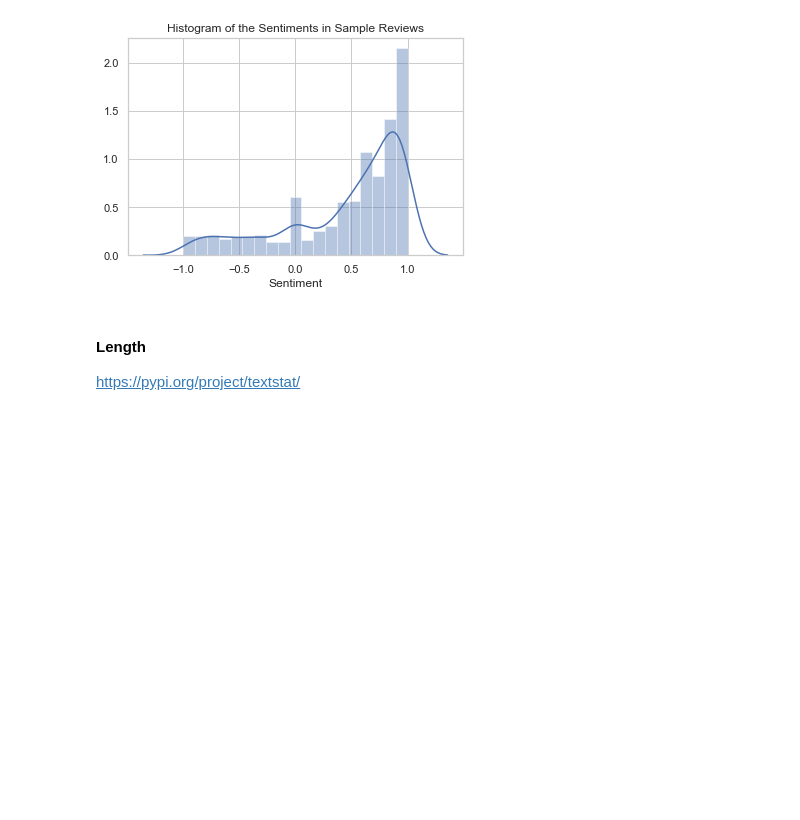
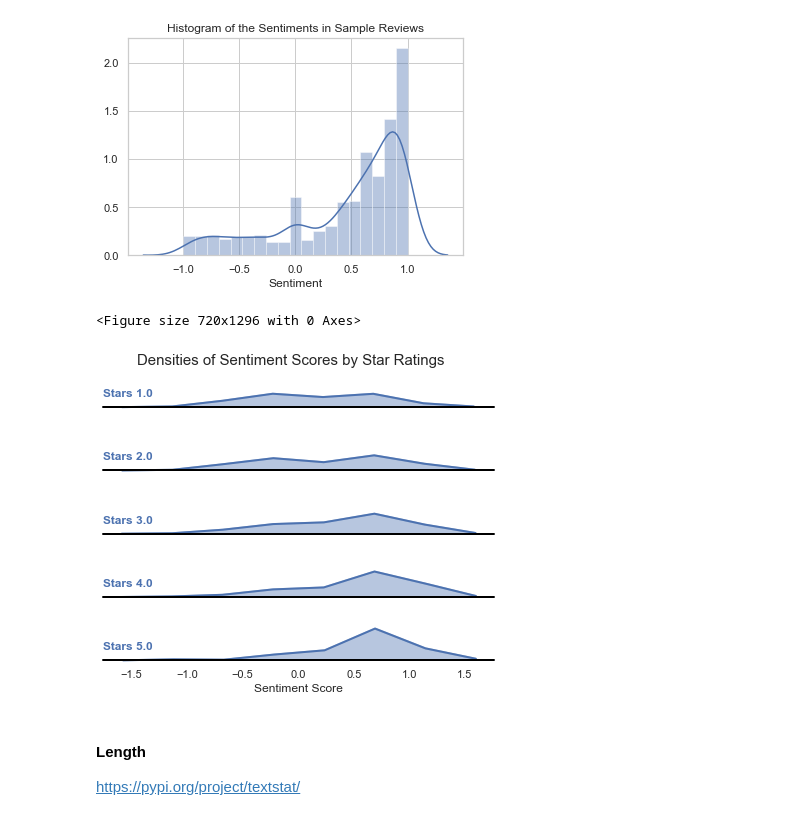
Before and after one commit to liu431/Thesis-Amazon-Review, a Jupyter notebook: data_analysis_electronics.ipynb, the cells around one changed output. Saved outputs shown, nothing was run; the diff lists cells and outputs as text; code cells hidden in the pictures; blank space fills up the shorter version.

```diff
--- a/data_analysis_electronics.ipynb
+++ b/data_analysis_electronics.ipynb
@@ -365,10 +389,12 @@ opt_topics
 # %% [markdown]
 ##### Topic proportions as features
 # %%
+opt_topics = 5
+
 lda_model_opt = gensim.models.ldamodel.LdaModel(corpus = corpus,
                                              id2word = dictionary,
                                            num_topics = opt_topics,
-                                           random_state = 10,
+                                           random_state = 100,
                                            chunksize = 100,
                                            passes = 10,
                                            alpha = 'auto',
@@ -535,6 +561,41 @@ plt.title("Histogram of the Sentiments in Sample Reviews")
 plt.savefig('Plots/Sentiments')
 # %% [output]
 [figure]
+# %%
+sns.set(style="white", rc={"axes.facecolor": (0, 0, 0, 0)})
+plt.figure(figsize = (10,18))
+
+# Initialize the FacetGrid object
+pal = sns.cubehelix_palette(10, rot=-.25, light=.8)
+g = sns.FacetGrid(df, row="Rating", hue="Rating", aspect=6, height=1, palette=pal)
+
+# Draw the densities in a few steps
+g.map(sns.kdeplot, "Sentiment", clip_on=False, shade=True, color="b", gridsize=8, alpha=0.4, lw=2, bw=.2)
+g.map(sns.kdeplot, "Sentiment", clip_on=False, color="b", gridsize=8,  lw=2, bw=.2)
+g.map(plt.axhline, y=0, lw=2, color="black", clip_on=False)
+
+
+# Define and use a simple function to label the plot in axes coordinates
+def label(x, color, label):
+    ax = plt.gca()
+    ax.text(0, .4, "Stars "+label, fontweight="bold", color="b",
+            ha="left", va="center", transform=ax.transAxes)
+
+g.map(label, "Rating")
+
+# Set the subplots to overlap
+g.fig.subplots_adjust(hspace=0.9)
+
+# Remove axes details that don't play well with overlap
+g.set_titles("")
+g.set(yticks=[])
+g.despine(bottom=True, left=True)
+plt.suptitle('Densities of Sentiment Scores by Star Ratings', fontsize=15)
+plt.xlabel('Sentiment Score')
+plt.savefig('Plots/Densities of Sentiment Scores by Star Ratings.png')
+# %% [output]
+<Figure size 720x1296 with 0 Axes>
+[figure, added]
 # %% [markdown]
 #### Length
 
```
Also changed, not shown: parts of 8 cells of this notebook.
